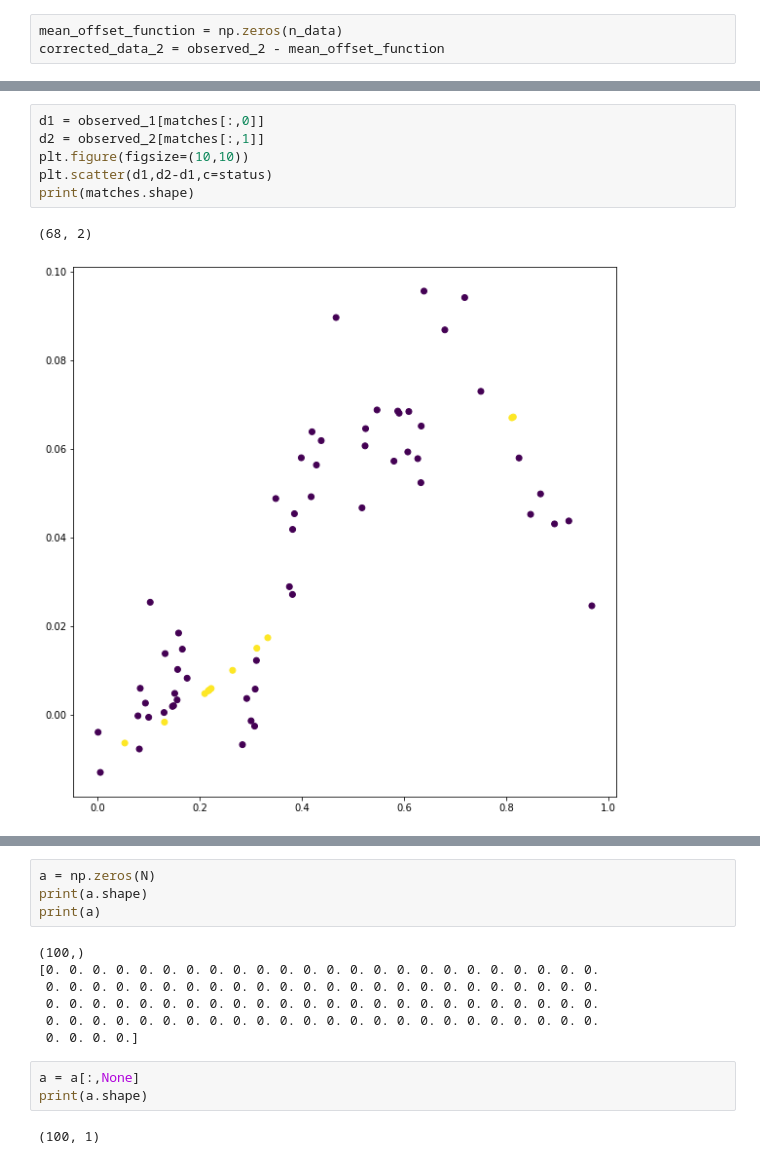
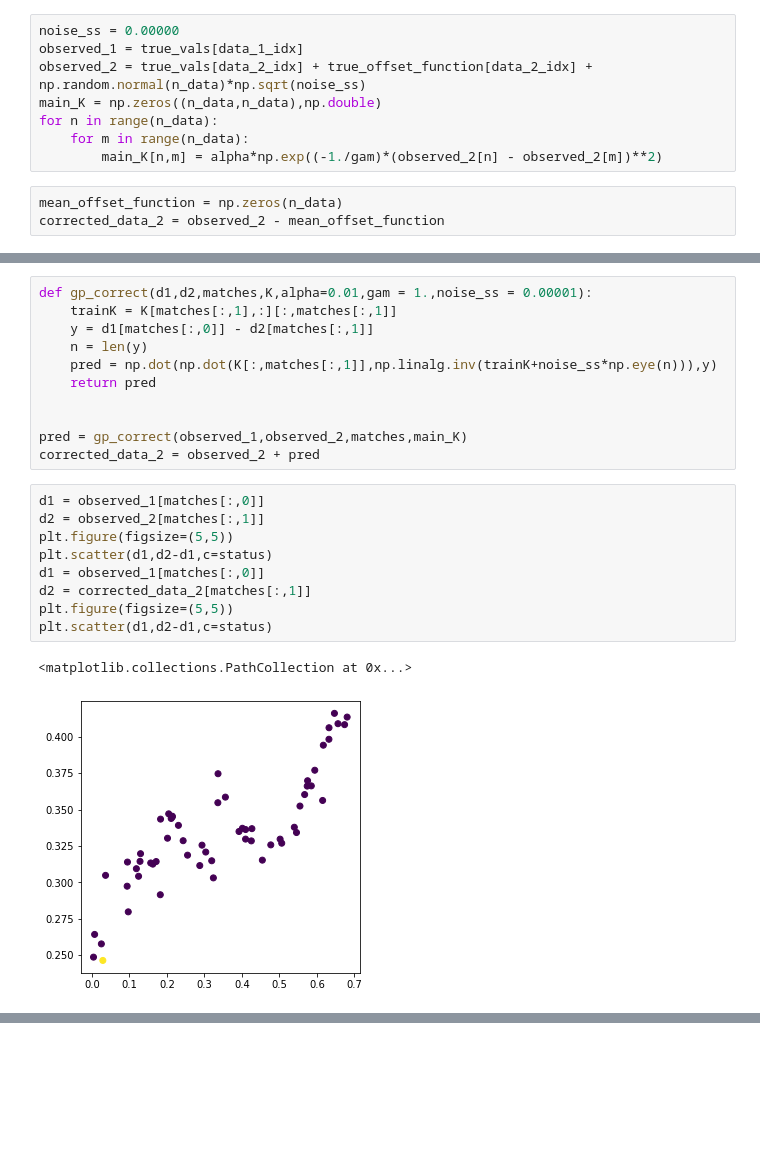
Before and after one commit to sdrogers/CLGP, a Jupyter notebook: Simpler.ipynb, the cells around one changed output, grey strips where cells are left out. Cells and saved outputs as stored; diff of their text form; blank space fills up the shorter version.

```diff
--- a/Simpler.ipynb
+++ b/Simpler.ipynb
@@ -58,3 +55,11 @@ sub_k = sub_k[:,data_1_idx]
+# %%
+noise_ss = 0.00000
+observed_1 = true_vals[data_1_idx]
+observed_2 = true_vals[data_2_idx] + true_offset_function[data_2_idx] + np.random.normal(n_data)*np.sqrt(noise_ss)
+main_K = np.zeros((n_data,n_data),np.double)
+for n in range(n_data):
+    for m in range(n_data):
+        main_K[n,m] = alpha*np.exp((-1./gam)*(observed_2[n] - observed_2[m])**2)
 # %%
 mean_offset_function = np.zeros(n_data)
 corrected_data_2 = observed_2 - mean_offset_function
@@ -94,9 +115,23 @@ print(cor,incor)
+# %%
+def gp_correct(d1,d2,matches,K,alpha=0.01,gam = 1.,noise_ss = 0.00001):
+    trainK = K[matches[:,1],:][:,matches[:,1]]
+    y = d1[matches[:,0]] - d2[matches[:,1]]
+    n = len(y)
+    pred = np.dot(np.dot(K[:,matches[:,1]],np.linalg.inv(trainK+noise_ss*np.eye(n))),y)
+    return pred
+
+
+pred = gp_correct(observed_1,observed_2,matches,main_K)
+corrected_data_2 = observed_2 + pred
 # %%
 d1 = observed_1[matches[:,0]]
 d2 = observed_2[matches[:,1]]
-plt.figure(figsize=(10,10))
+plt.figure(figsize=(5,5))
 plt.scatter(d1,d2-d1,c=status)
-print(matches.shape)
+d1 = observed_1[matches[:,0]]
+d2 = corrected_data_2[matches[:,1]]
+plt.figure(figsize=(5,5))
+plt.scatter(d1,d2-d1,c=status)
 # %% [output]
-(68, 2)
+<matplotlib.collections.PathCollection at 0x...>
-[figure, old version]
+[figure, new version]
@@ -103,16 +138,0 @@ print(matches.shape)
-# %%
-a = np.zeros(N)
-print(a.shape)
-print(a)
-# %% [output]
-(100,)
-[0. 0. 0. 0. 0. 0. 0. 0. 0. 0. 0. 0. 0. 0. 0. 0. 0. 0. 0. 0. 0. 0. 0. 0.
- 0. 0. 0. 0. 0. 0. 0. 0. 0. 0. 0. 0. 0. 0. 0. 0. 0. 0. 0. 0. 0. 0. 0. 0.
- 0. 0. 0. 0. 0. 0. 0. 0. 0. 0. 0. 0. 0. 0. 0. 0. 0. 0. 0. 0. 0. 0. 0. 0.
- 0. 0. 0. 0. 0. 0. 0. 0. 0. 0. 0. 0. 0. 0. 0. 0. 0. 0. 0. 0. 0. 0. 0. 0.
- 0. 0. 0. 0.]
-# %%
-a = a[:,None]
-print(a.shape)
-# %% [output]
-(100, 1)
```
Also changed, not shown: parts of 14 cells of this notebook.
